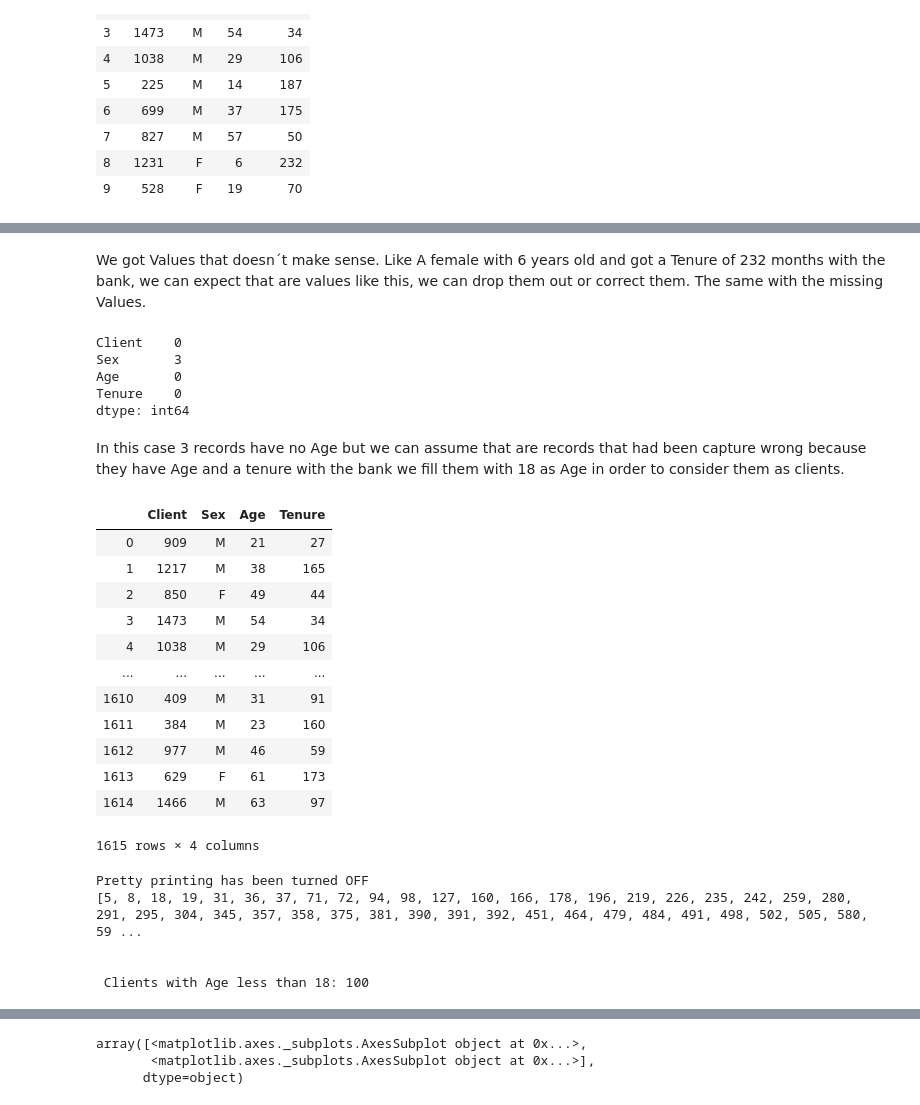
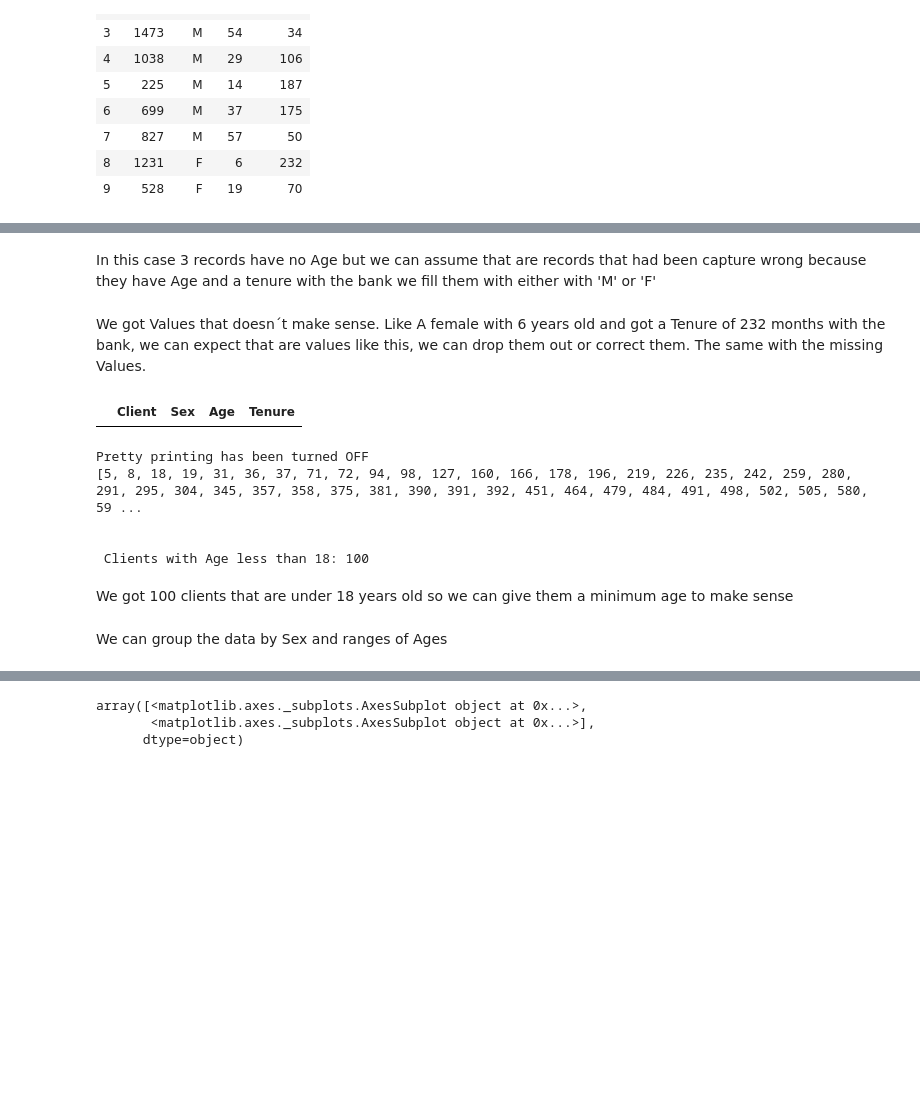
Before and after one commit to YonatanRA/TAs-preparation, a Jupyter notebook: test_1/test_1.ipynb, the cells around one changed output, grey strips where cells are left out. Saved outputs shown, nothing was run; the diff lists cells and outputs as text; code cells hidden in the pictures; blank space fills up the shorter version.

```diff
--- a/test_1/test_1.ipynb
+++ b/test_1/test_1.ipynb
@@ -229,32 +240,14 @@ clients_df.head(10)
+# %% [markdown]
+In this case 3 records have no Age but we can assume that are records that had been capture wrong because they have Age and a tenure with the bank we fill them with either with 'M' or 'F'
+# %%
+clients_df.loc[list(clients_df[clients_df.Sex.isna()].index)] = random.choice(['M','F'])
 # %% [markdown]
 We got Values that doesn´t make sense. Like A female with 6 years old and got a Tenure of 232 months with the bank, we can expect that are values like this, we can drop them out or correct them.
 The same with the missing Values.
-# %%
-clients_df.isna().sum()
-# %% [output]
-Client    0
-Sex       3
-Age       0
-Tenure    0
-dtype: int64
-# %% [markdown]
-In this case 3 records have no Age but we can assume that are records that had been capture wrong because they have Age and a tenure with the bank we fill them with 18 as Age in order to consider them as clients.
 # %%
-clients_df.fillna(18)
+clients_df[clients_df['Age'] < 18]
 # %% [output]
 |  | Client | Sex | Age | Tenure |
-| 0 | 909 | M | 21 | 27 |
-| 1 | 1217 | M | 38 | 165 |
-| 2 | 850 | F | 49 | 44 |
-| 3 | 1473 | M | 54 | 34 |
-| 4 | 1038 | M | 29 | 106 |
-| ... | ... | ... | ... | ... |
-| 1610 | 409 | M | 31 | 91 |
-| 1611 | 384 | M | 23 | 160 |
-| 1612 | 977 | M | 46 | 59 |
-| 1613 | 629 | F | 61 | 173 |
-| 1614 | 1466 | M | 63 | 97 |
-1615 rows × 4 columns
 # %%
 %pprint off
 under_age = list(clients_df.loc[clients_df['Age'] < 18].index)
@@ -265,3 +258,5 @@ Pretty printing has been turned OFF
 
 
  Clients with Age less than 18: 100
+# %% [markdown]
+We got 100 clients that are under 18 years old so we can give them a minimum age to make sense
@@ -268 +265,3 @@ Pretty printing has been turned OFF
+# %% [markdown]
+We can group the data by Sex and ranges of Ages
 # %%
```
Also changed, not shown: parts of 9 cells of this notebook.
